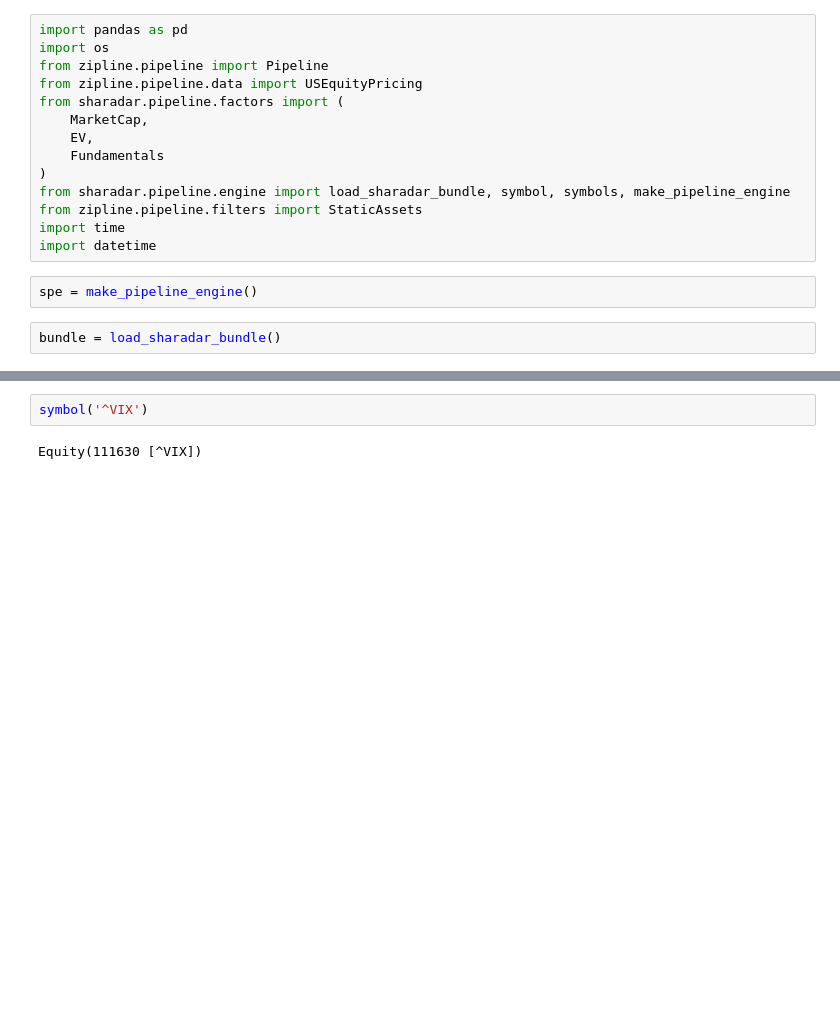
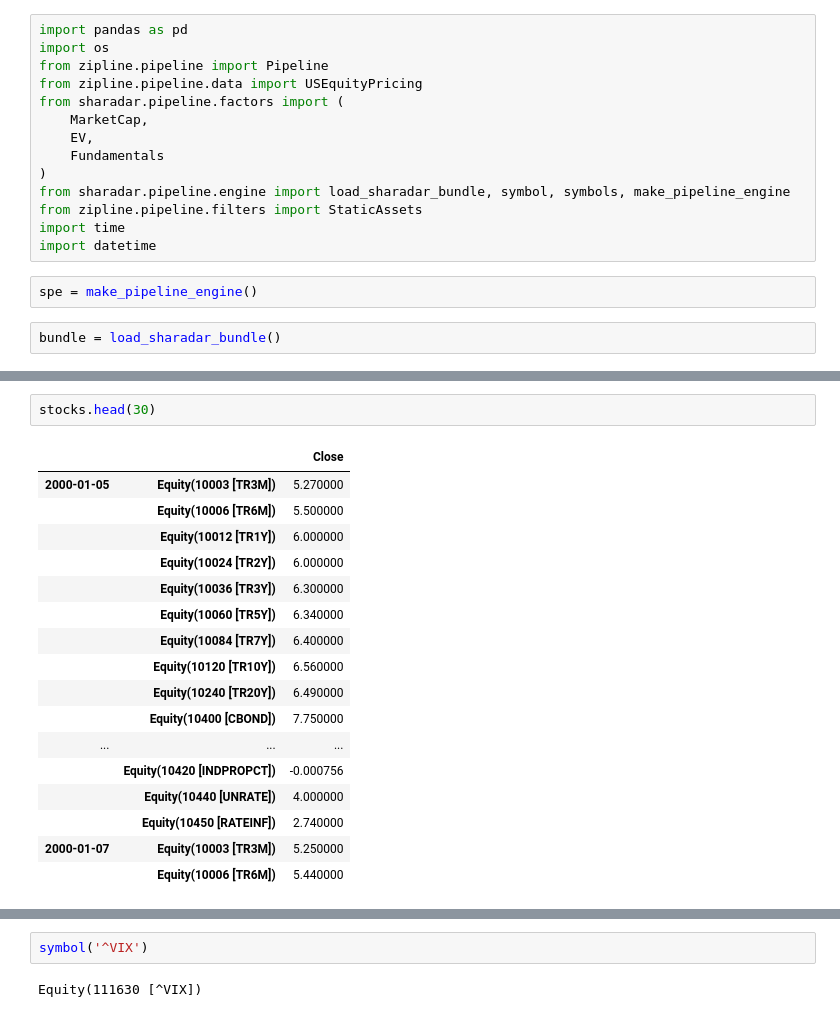
Before and after one commit to Moccazio/sharadar_db_bundle, a Jupyter notebook: notebook/01_basic_pipeline.ipynb, the cells around one changed output, grey strips where cells are left out. Drawn from its saved outputs; the diff is of its cells as text; blank space fills up the shorter version.

```diff
--- a/notebook/01_basic_pipeline.ipynb
+++ b/notebook/01_basic_pipeline.ipynb
@@ -26,0 +74,20 @@ Timestamp('2024-07-09 00:00:00')
+# %%
+stocks.head(30)
+# %% [output]
+|  |  | Close |
+| 2000-01-05 | Equity(10003 [TR3M]) | 5.270000 |
+|  | Equity(10006 [TR6M]) | 5.500000 |
+|  | Equity(10012 [TR1Y]) | 6.000000 |
+|  | Equity(10024 [TR2Y]) | 6.000000 |
+|  | Equity(10036 [TR3Y]) | 6.300000 |
+|  | Equity(10060 [TR5Y]) | 6.340000 |
+|  | Equity(10084 [TR7Y]) | 6.400000 |
+|  | Equity(10120 [TR10Y]) | 6.560000 |
+|  | Equity(10240 [TR20Y]) | 6.490000 |
+|  | Equity(10400 [CBOND]) | 7.750000 |
+| ... | ... | ... |
+|  | Equity(10420 [INDPROPCT]) | -0.000756 |
+|  | Equity(10440 [UNRATE]) | 4.000000 |
+|  | Equity(10450 [RATEINF]) | 2.740000 |
+| 2000-01-07 | Equity(10003 [TR3M]) | 5.250000 |
+|  | Equity(10006 [TR6M]) | 5.440000 |
```
Also changed, not shown: parts of 12 cells of this notebook.
